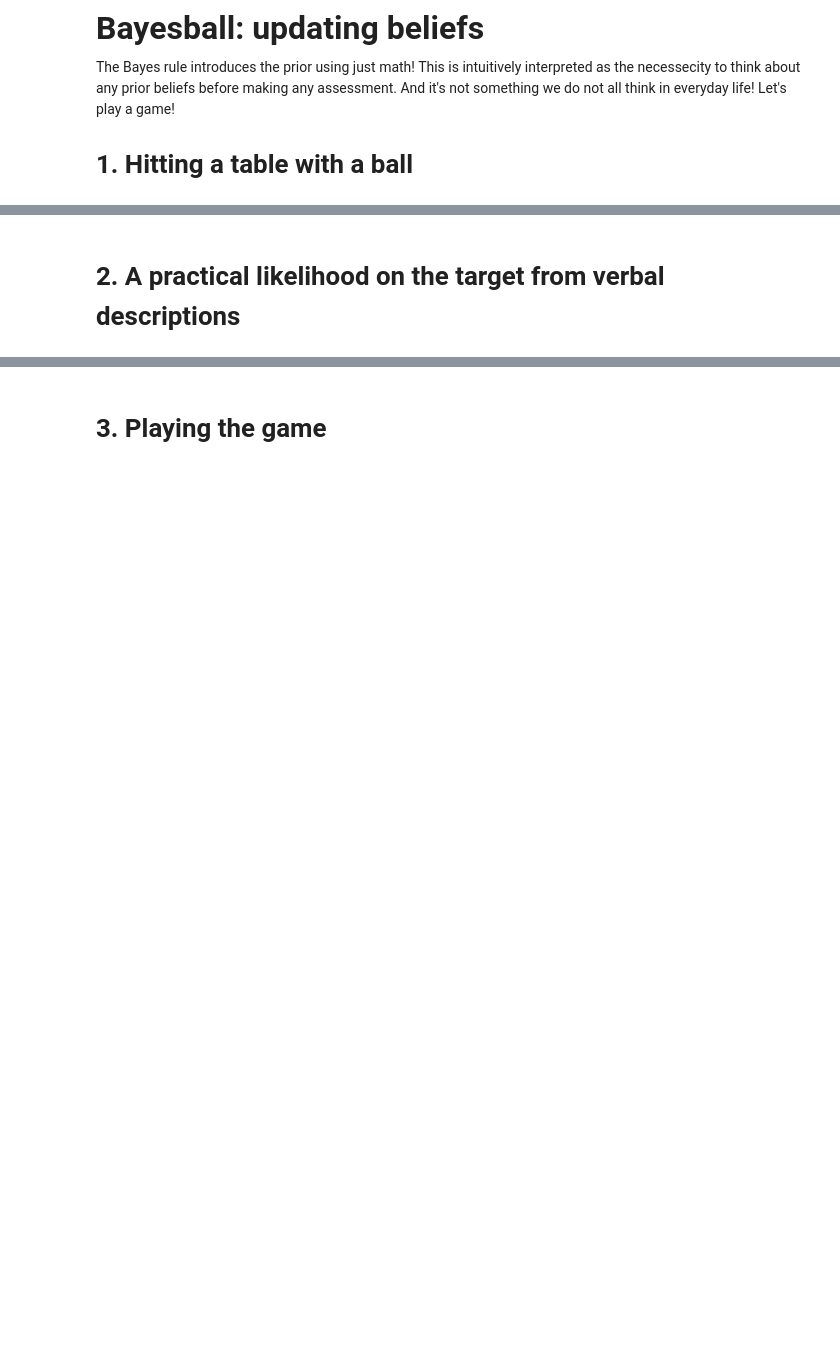
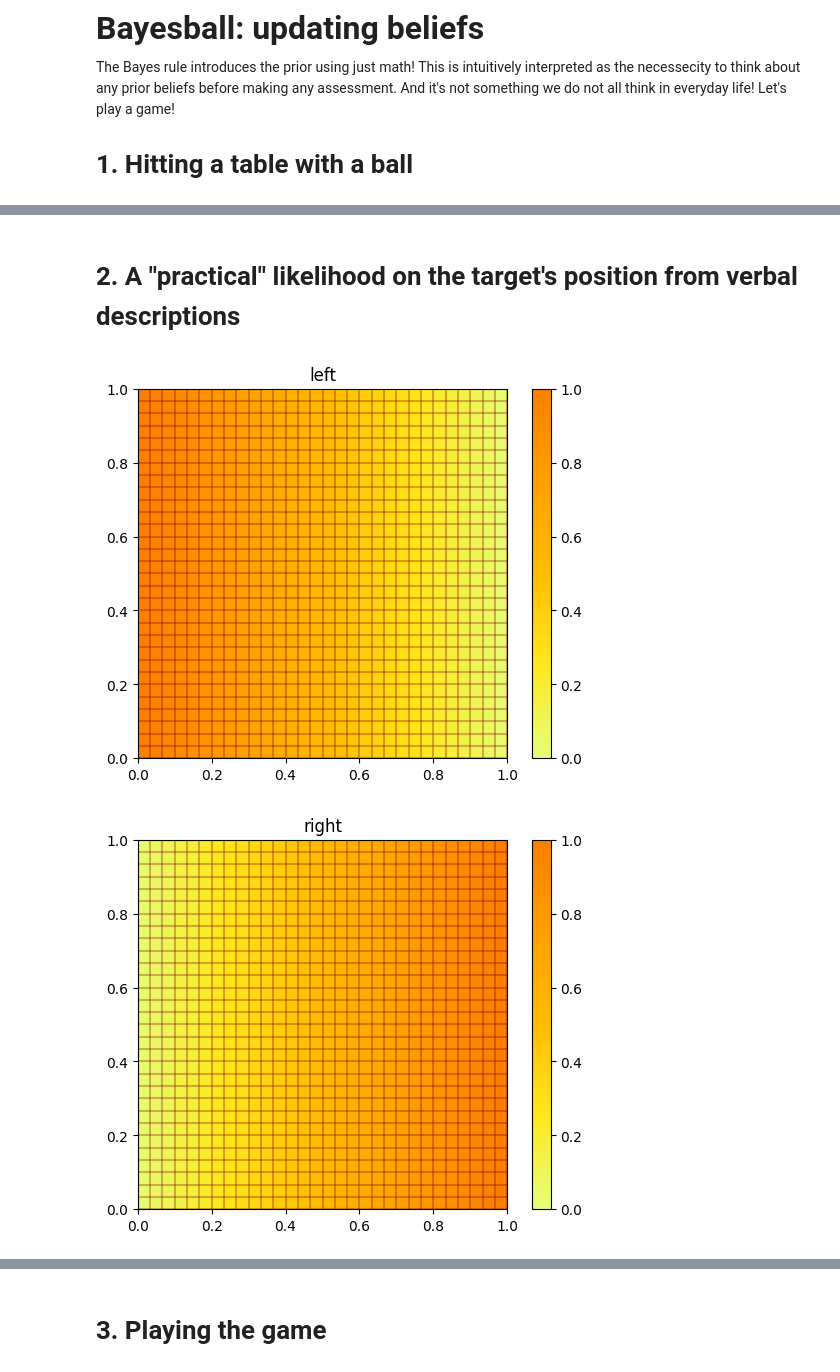
Before and after one commit to astrostatistics-in-crete/2024_summer_school, a Jupyter notebook: 06_Bayesian/Bayesian_2_Bayesball.ipynb, the cells around one changed output, grey strips where cells are left out. Drawn from its saved outputs; the diff is of its cells as text; code cells hidden in the pictures; blank space fills up the shorter version.

```diff
--- a/06_Bayesian/Bayesian_2_Bayesball.ipynb
+++ b/06_Bayesian/Bayesian_2_Bayesball.ipynb
@@ -47,24 +53,26 @@ show_table(probability=example_prior, target=example_target, hits=example_hits)
 # %% [markdown]
-# 2. A practical likelihood on the target from verbal descriptions
+# 2. A "practical" likelihood on the target's position from verbal descriptions
 # %%
+%matplotlib inline
+
 def seems_like(response):
-    like = np.ones((table_resolution, table_resolution))
+    """Compute the likelihood of the target's position based on verbal input `response`."""
+    like = np.ones((table_resolution, table_resolution))   # no information = uniform likelihood
+    if "right" in response:
+        for col in range(table_resolution):                # the higher the column index...
+            like[:, col] *= (col+1) / table_resolution     # ...the higher likelihood!
     if "left" in response:
-        for col in range(table_resolution):
-            like[:, col] *= 1.0 - col / table_resolution
-    if "right" in response:
-        for col in range(table_resolution):
-            like[:, col] *= col / table_resolution
+        like *= np.fliplr(seems_like("right"))             # because left is the mirror of the right!
     if "upper" in response:
-        for row in range(table_resolution):
-            like[row, :] *= row / table_resolution
+        like *= seems_like("right").T                      # transpose the right and you get the upper!
     if "lower" in response:
-        for row in range(table_resolution):
-            like[row, :] *= 1.0 - row / table_resolution
-    like /= np.max(like)
+        like *= seems_like("left").T                       # transpose the left and you get the lower!
     return like
-# show_table()
 
-example_responses = ["left", "right", "upper", "lower", "upper left", "lower right"]
+example_responses = ["left", "right", "upper", "lower", "upper left", "lower right", "nice throw!"]
+
 for where in example_responses:
     show_table(seems_like(where), title=where)
+# %% [output]
+[figure, added]
+[figure, added]
```
Also changed, not shown: parts of 4 cells of this notebook.
